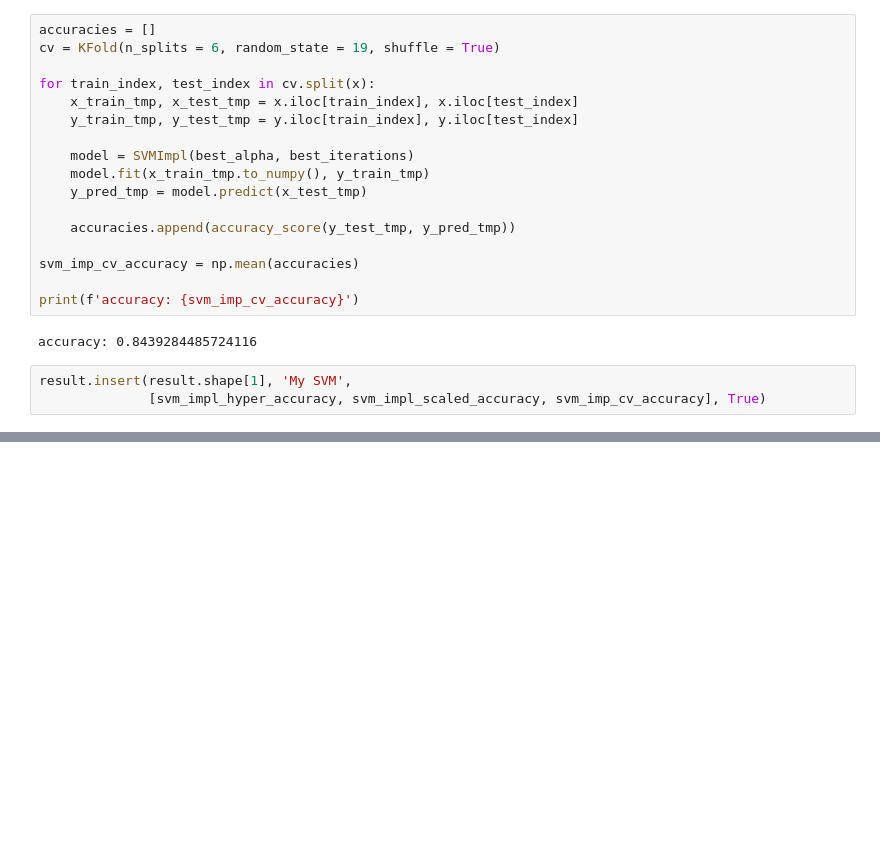
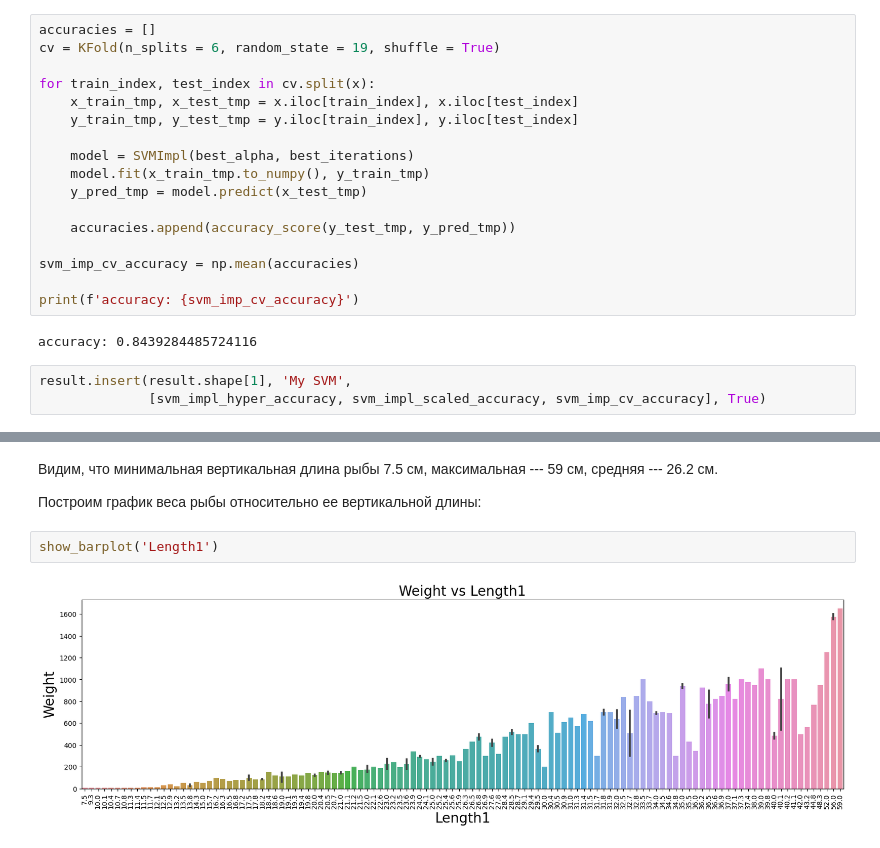
Before and after one commit to daniil-steperev/-SPBU-Machine-Learning-Homework, a Jupyter notebook: [Task2] Classification/Classification.ipynb, the cells around one changed output, grey strips where cells are left out. Cells and saved outputs as stored; diff of their text form; blank space fills up the shorter version.

```diff
--- a/[Task2] Classification/Classification.ipynb
+++ b/[Task2] Classification/Classification.ipynb
@@ -1492,0 +1632,8 @@ plt.show()
+# %% [markdown]
+Видим, что минимальная вертикальная длина рыбы 7.5 см, максимальная --- 59 см, средняя --- 26.2 см.
+
+Построим график веса рыбы относительно ее вертикальной длины:
+# %%
+show_barplot('Length1')
+# %% [output]
+[figure, added]
```
Also changed, not shown: parts of 142 cells of this notebook, 1 other file.
